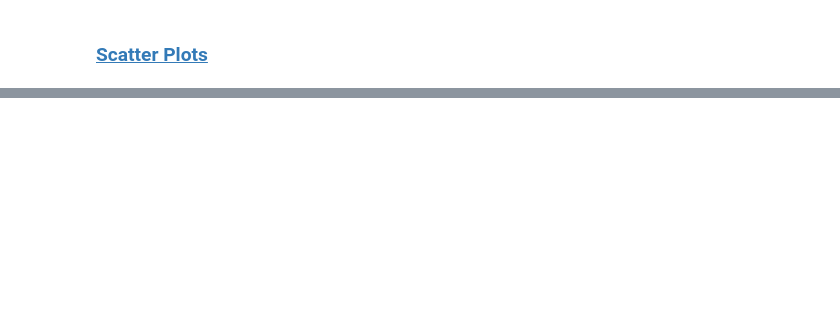
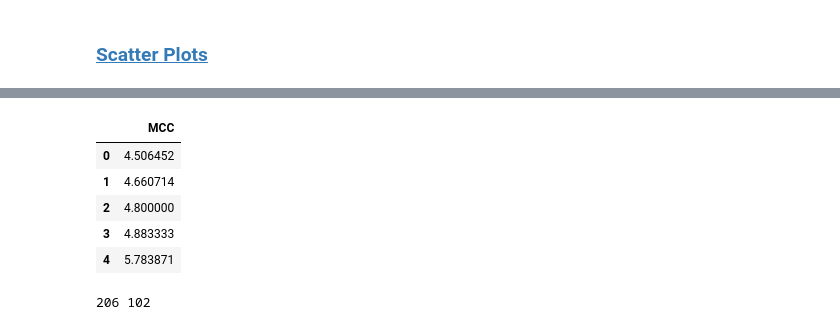
Before and after one commit to jth1911/DS6372, a Jupyter notebook: germany_weather_eda.ipynb, the cells around one changed output, grey strips where cells are left out. Saved outputs shown, nothing was run; the diff lists cells and outputs as text; code cells hidden in the pictures; blank space fills up the shorter version.

```diff
--- a/germany_weather_eda.ipynb
+++ b/germany_weather_eda.ipynb
@@ -563,0 +454,15 @@ y = df.iloc[:,4].values
+# %%
+dateFormat = '%Y-%m-%d'
+df_pre['Date'] = pd.to_datetime(df_pre['Date'], format=dateFormat)
+#df_pre['Date'] = df_pre['Date'].dt.date
+# %%
+#This step includes removing columns we do not need, check missing values, aggregate sales by date and so on.
+
+cols = ['MinTemp', 'MaxTemp', 'MeanTemp',
+        'MinAirTemp', 'SunDuration',  'MeanCloudVapor',
+        'MeanRelHumid', 'PrecipHeight', 'PrecipForm', 'MeanPressure',
+        'SnowDepth',  'StationID']
+df_pre.drop(cols, axis=1, inplace=True)
+df_pre = df_pre.sort_values('Date')
+
+df_pre.isnull().sum()
@@ -563,0 +597,12 @@ y = df.iloc[:,4].values
+# %%
+a = np.array(y.values.tolist())
+data_tuples = list(zip(a))
+new_df = pd.DataFrame(data_tuples,columns=['MCC'])
+new_df.head()
+# %% [output]
+|  | MCC |
+| 0 | 4.506452 |
+| 1 | 4.660714 |
+| 2 | 4.800000 |
+| 3 | 4.883333 |
+| 4 | 5.783871 |
@@ -563,0 +615,8 @@ y = df.iloc[:,4].values
+# %%
+# split into train and test sets
+train_size = int(len(dataset) * 0.67)
+test_size = len(dataset) - train_size
+train, test = dataset[0:train_size,:], dataset[train_size:len(dataset),:]
+print(len(train), len(test))
+# %% [output]
+206 102
```
Also changed, not shown: parts of 66 cells of this notebook.
